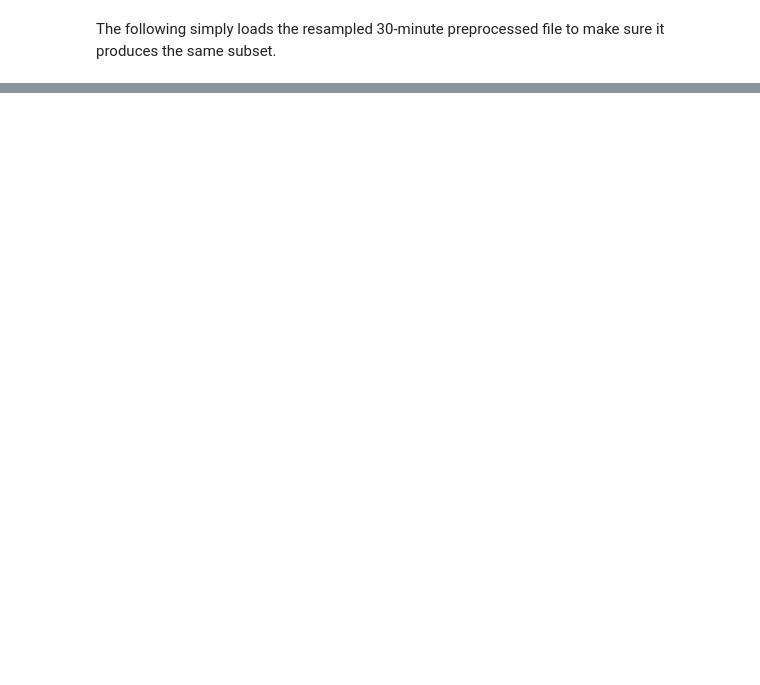
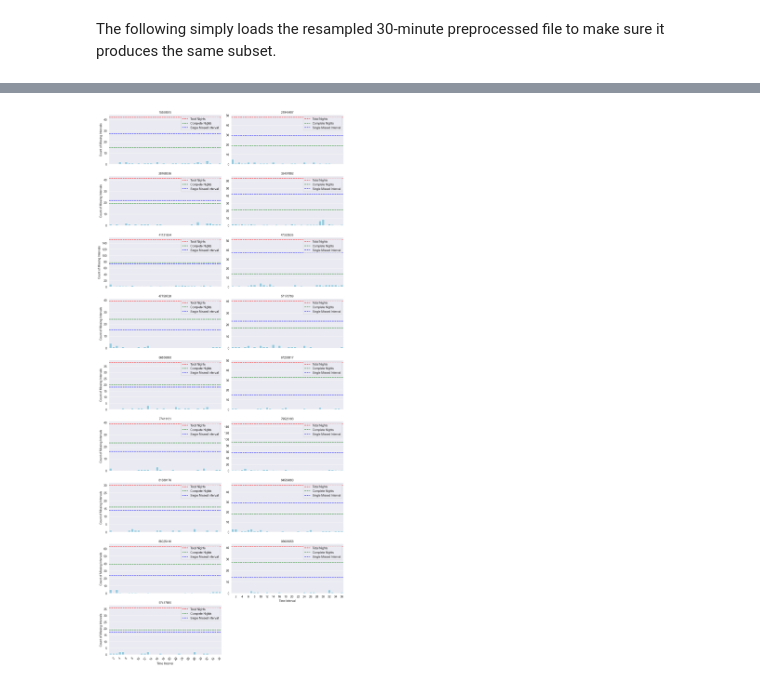
Before and after one commit to rdbrist/masters_project, a Jupyter notebook: notebooks/2.01-rd-candidate-selection-analysis.ipynb, the cells around one changed output, grey strips where cells are left out. Drawn from its saved outputs; the diff is of its cells as text; code cells hidden in the pictures; blank space fills up the shorter version.

```diff
--- a/notebooks/2.01-rd-candidate-selection-analysis.ipynb
+++ b/notebooks/2.01-rd-candidate-selection-analysis.ipynb
@@ -371,0 +457,10 @@ df_all_selected.to_csv(INTERIM_DATA_DIR / 'test_30min.csv')
+# %%
+df_one_missed['single_proportion'] = df_one_missed['single_missed_interval']/df_one_missed['total_nights']
+df_one_missed = df_one_missed[df_one_missed['total_nights']>=min_nights]
+
+
+print(f'Mean of single_missed_intervals per id: {df_one_missed[df_one_missed["single_missed_interval"]>0]["single_missed_interval"].mean()}')
+print(f'Standard deviation of single_missed_intervals per id: {df_one_missed[df_one_missed["single_missed_interval"]>0]["single_missed_interval"].std()}')
+
+print('Proportion of single_missed_interval to total_nights:')
+display(df_one_missed[['single_proportion','total_nights', 'single_missed_interval', 'complete_nights']])
@@ -371,0 +490,55 @@ df_all_selected.to_csv(INTERIM_DATA_DIR / 'test_30min.csv')
+# %%
+import numpy as np
+import pandas as pd
+import matplotlib.pyplot as plt
+import seaborn as sns
+
+# Assuming df_one_missed is already defined
+data = []
+
+for id_ in df_one_missed.index:
+    vectors_arr = np.vstack(df_one_missed.loc[id_]['new_vectors'])
+    missing_counts = vectors_arr.sum(axis=0)
+    n_nights = vectors_arr.shape[0]
+    total_nights = df_one_missed.loc[id_, 'total_nights']
+    complete_nights = df_one_missed.loc[id_, 'complete_nights']
+    single_missed_interval = df_one_missed.loc[id_, 'single_missed_interval']
+
+    for i, count in enumerate(missing_counts):
+        data.append({'id': id_, 'time_interval': i + 1, 'count': count,
+                      'total_nights': total_nights,
+                      'complete_nights': complete_nights,
+                      'single_missed_interval': single_missed_interval})
+
+# Create a DataFrame for plotting
+plot_df = pd.DataFrame(data)
+
+# Create the facet grid with wider and shorter plots
+g = sns.FacetGrid(plot_df, col='id', col_wrap=2, height=3, aspect=2, sharey=False)
+g.map_dataframe(sns.barplot, x='time_interval', y='count', color='skyblue')
+
+# Add horizontal lines for each plot
+for ax, (id_, group) in zip(g.axes.flat, plot_df.groupby('id')):
+    total_nights = group['total_nights'].iloc[0]
+    complete_nights = group['complete_nights'].iloc[0]
+    single_missed_interval = group['single_missed_interval'].iloc[0]
+
+    ax.axhline(y=total_nights, color='red', linestyle='--', label='Total Nights')
+    ax.axhline(y=complete_nights, color='green', linestyle='--', label='Complete Nights')
+    ax.axhline(y=single_missed_interval, color='blue', linestyle='--', label='Single Missed Interval')
+    # Add legend for horizontal lines
+    ax.legend(loc='upper right')
+    # Set x-ticks interval to 2
+    ax.set_xticks(np.arange(1, group['time_interval'].max() + 1, 2))
+
+# Set axis labels and titles
+g.set_axis_labels('Time Interval', 'Count of Missing Intervals')
+g.set_titles(col_template="{col_name}")
+g.add_legend()
+
+# Adjust layout
+plt.xticks(rotation=45)
+plt.tight_layout()
+plt.show()
+# %% [output]
+[figure, added]
```
Also changed, not shown: parts of 21 cells of this notebook, 9 other files.
